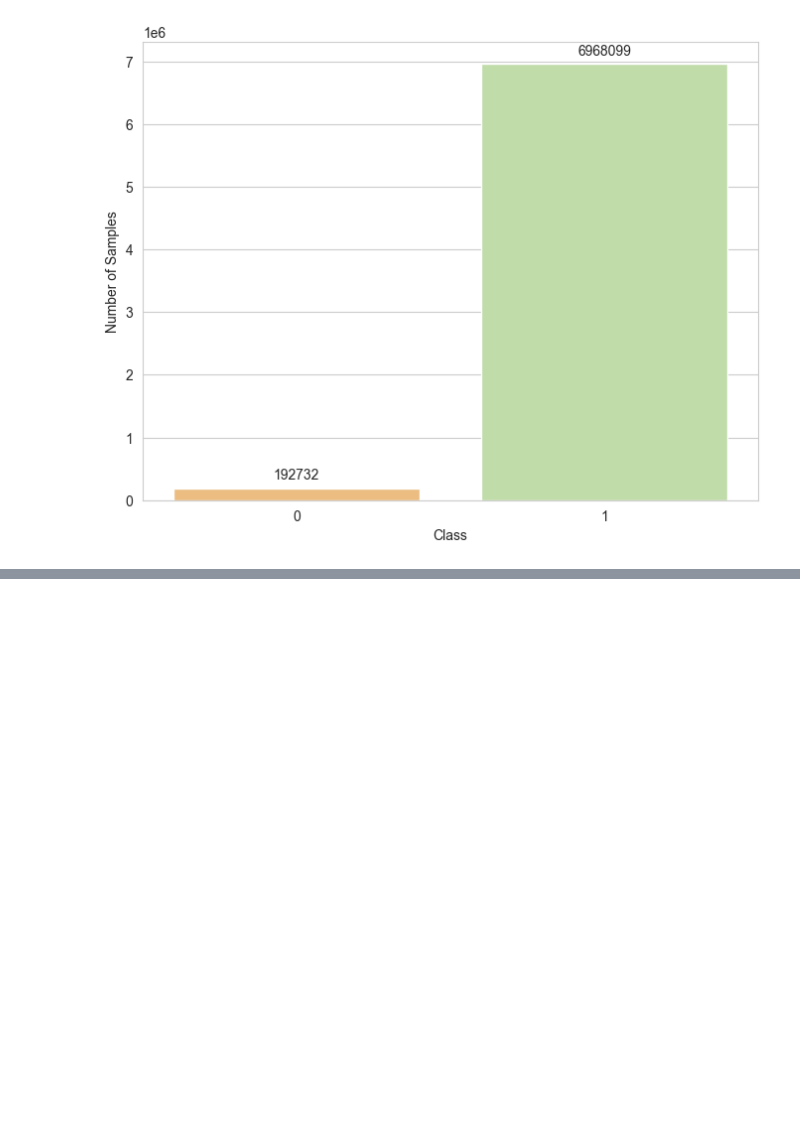
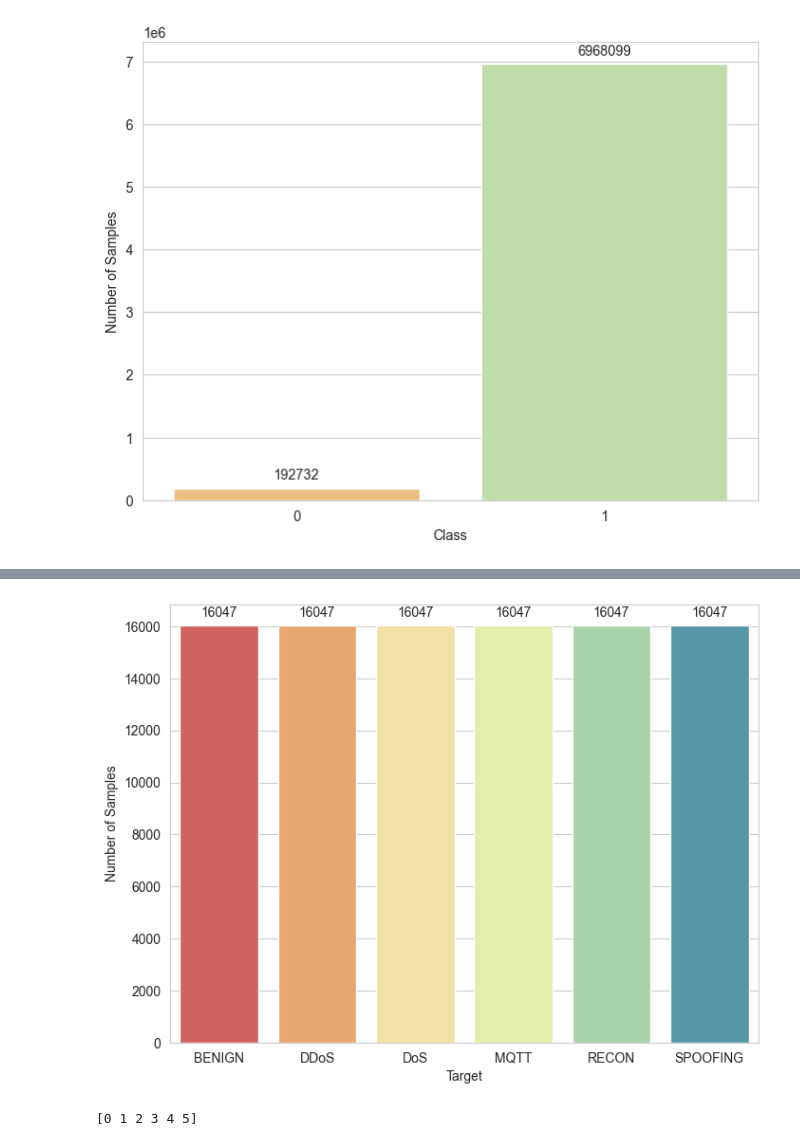
Before and after one commit to Hongwei-Z/CNN-LSTM-IoMT-IDS, a Jupyter notebook: DatasetPreprocessing.ipynb, the cells around one changed output, grey strips where cells are left out. Saved outputs shown, nothing was run; the diff lists cells and outputs as text; code cells hidden in the pictures; blank space fills up the shorter version.

Commit message:
dataset preprocessing complete, new dataset generated

```diff
--- a/DatasetPreprocessing.ipynb
+++ b/DatasetPreprocessing.ipynb
@@ -93,11 +94,13 @@ dataset.describe()
 | max | 9.895636e+06 | 1.700000e+01 | 2.550000e+02 | 2.097152e+06 | 2.097152e+06 | 0.0 | 1.000000e+00 | 1.000000e+00 | ... |
 8 rows × 46 columns
 # %%
-def barplot_show(column, width=8):
+# Function to create barplot
+def barplot_show(data, column, width=8):
     plt.figure(figsize=(width, 6))
-    barplot = sb.barplot(y=dataset[column].value_counts().values,
-                      x=dataset[column].value_counts().index,
-                      palette="Spectral")
+    barplot = sb.barplot(
+        y=data[column].value_counts().values,
+        x=data[column].value_counts().index,
+        palette="Spectral")
     barplot.set(xlabel=column, ylabel='Number of Samples')
     for p in barplot.patches:
         barplot.annotate(format(int(p.get_height()), 'd'),
@@ -166,0 +162,4 @@ ValueError: could not convert string to float: 'SPOOFING'
+# %%
+# Select 'Category' to perform multiclass classification
+selected_data = dataset.iloc[:, :46]
+selected_data.head()
@@ -166,0 +174,7 @@ ValueError: could not convert string to float: 'SPOOFING'
+# %%
+# Random under sampling
+rus = RandomUnderSampler(random_state=0)
+X, y = rus.fit_resample(selected_data.iloc[:, :-1], selected_data.iloc[:, -1])
+processed_data = pd.DataFrame(X)
+processed_data['Target'] = y
+processed_data.head()
@@ -166,0 +200,18 @@ ValueError: could not convert string to float: 'SPOOFING'
+# %%
+barplot_show(processed_data, 'Target')
+# %% [output]
+[figure, added]
+# %%
+# Encode the class labels
+category_mapping = {
+    'BENIGN': 0,
+    'DDoS': 1,
+    'DoS': 2,
+    'MQTT': 3,
+    'RECON': 4,
+    'SPOOFING': 5
+}
+processed_data['Target'] = processed_data['Target'].map(category_mapping)
+print(processed_data['Target'].unique())
+# %% [output]
+[0 1 2 3 4 5]
```
Also changed, not shown: parts of 19 cells of this notebook, 2 other files.
